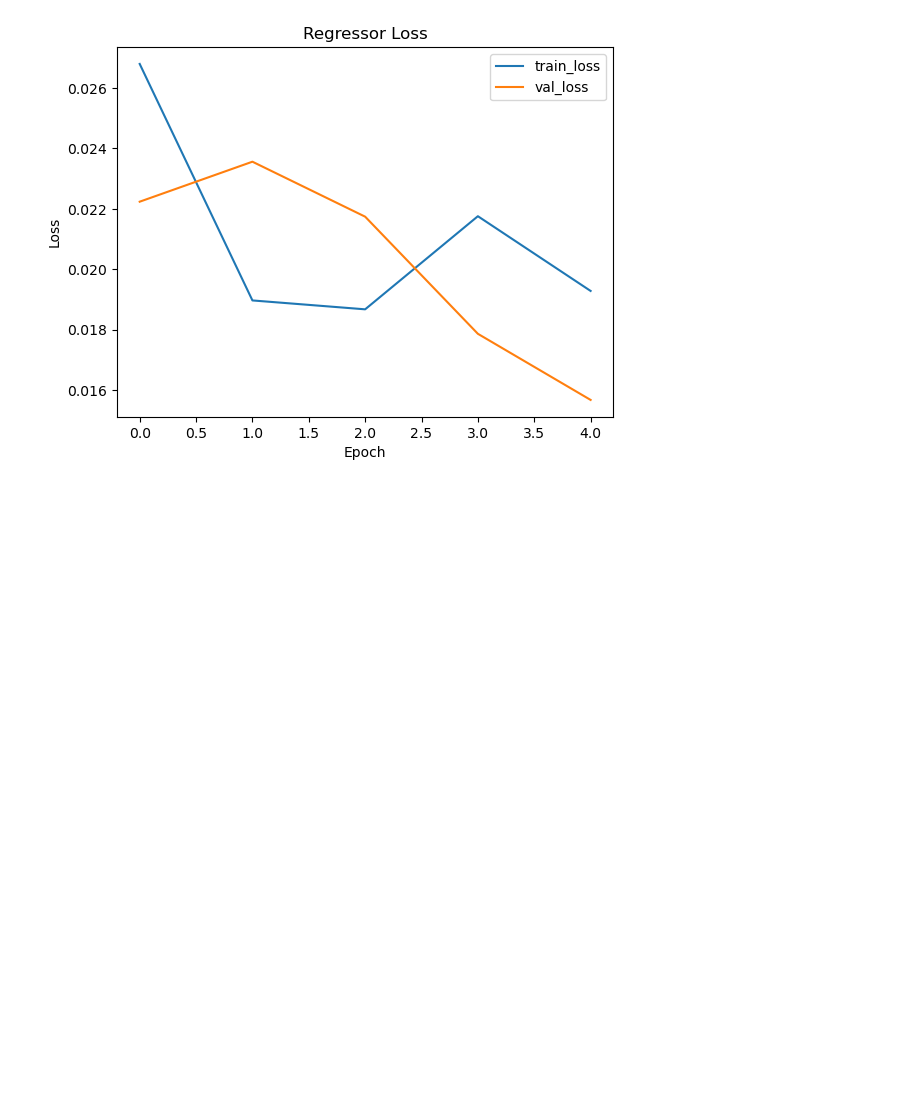
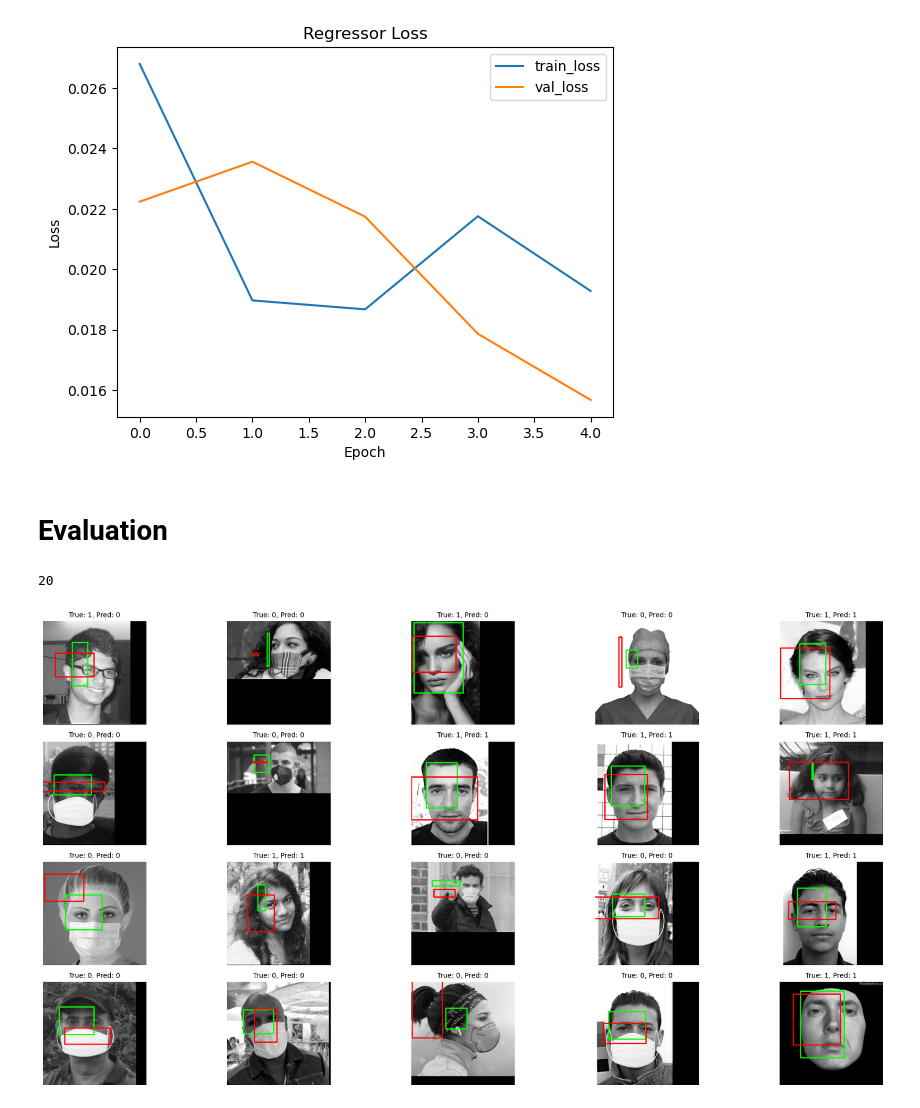
Before and after one commit to moyen-ahmed/Deep-learning, a Jupyter notebook: Building your own Object Detector from scratch using tensorflow.ipynb, the cells around one changed output. Saved outputs shown, nothing was run; the diff lists cells and outputs as text; code cells hidden in the pictures; blank space fills up the shorter version.

```diff
--- a/Building your own Object Detector from scratch using tensorflow.ipynb
+++ b/Building your own Object Detector from scratch using tensorflow.ipynb
@@ -1184,3 +1184,5 @@ plt.legend(loc='upper right')
 plt.show()
 # %% [output]
 [figure]
+# %% [markdown]
+# Evaluation
@@ -1186,0 +1213,74 @@ plt.show()
+# %%
+def tune_test_ds(dataset):
+    dataset=dataset.map(formate_instance,num_parallel_calls=tf.data.AUTOTUNE)
+    dataset=dataset.batch(1).prefetch(tf.data.AUTOTUNE)
+    return dataset
+test_ds=tune_test_ds(raw_test_ds)
+# %%
+import numpy as np
+import matplotlib.pyplot as plt
+import cv2 as cv
+import tensorflow as tf
+
+plt.figure(figsize=(20,10))
+tes_list = list(test_ds.take(20).as_numpy_iterator())
+print(len(tes_list))
+
+for i in range(len(tes_list)):
+    ax = plt.subplot(4, 5, i+1)
+    image, label = tes_list[i]
+
+    # Ensure image has correct shape for prediction
+    if len(image.shape) == 3:
+        # If single image, add batch dimension
+        image_input = np.expand_dims(image, axis=0)
+    else:
+        # If already has batch dimension
+        image_input = image
+
+    # Make prediction
+    pred_class, pred_box = model.predict(image_input, verbose=0)
+    pred_class = tf.argmax(pred_class, axis=1).numpy()[0]
+
+    # Process predicted box
+    pred_box = pred_box[0] * input_size
+    pred_box = tf.cast(pred_box, tf.int32).numpy()
+
+    # Process true labels
+    true_class = tf.argmax(label[0], axis=1).numpy()[0]
+    true_box = label[1] * input_size
+    true_box = tf.cast(true_box, tf.int32).numpy()
+
+    # Get the original image (remove batch dimension if present)
+    display_image = image[0] if len(image.shape) == 4 else image
+
+    # Convert image to RGB for display
+    display_image = display_image.astype("float32")
+    if display_image.max() <= 1.0:
+        display_image = display_image * 255.0
+    display_image = display_image.astype(np.uint8)
+
+    # Handle grayscale to RGB conversion
+    if len(display_image.shape) == 2:
+        display_image = cv.cvtColor(display_image, cv.COLOR_GRAY2RGB)
+    elif display_image.shape[-1] == 1:
+        display_image = cv.cvtColor(display_image.squeeze(), cv.COLOR_GRAY2RGB)
+
+    # Draw true bounding box (green)
+    x1, y1, x2, y2 = true_box[0] if len(true_box.shape) > 1 else true_box
+    cv.rectangle(display_image, (int(x1), int(y1)), (int(x2), int(y2)), (0, 255, 0), 2)
+
+    # Draw predicted bounding box (red)
+    x1_pred, y1_pred, x2_pred, y2_pred = pred_box
+    cv.rectangle(display_image, (int(x1_pred), int(y1_pred)), (int(x2_pred), int(y2_pred)), (255, 0, 0), 2)
+
+    # Display
+    plt.imshow(display_image)
+    plt.title(f'True: {true_class}, Pred: {pred_class}', fontsize=10)
+    plt.axis('off')
+
+plt.tight_layout()
+plt.show()
+# %% [output]
+20
+[figure, added]
```
Also changed, not shown: parts of 2 cells of this notebook.
